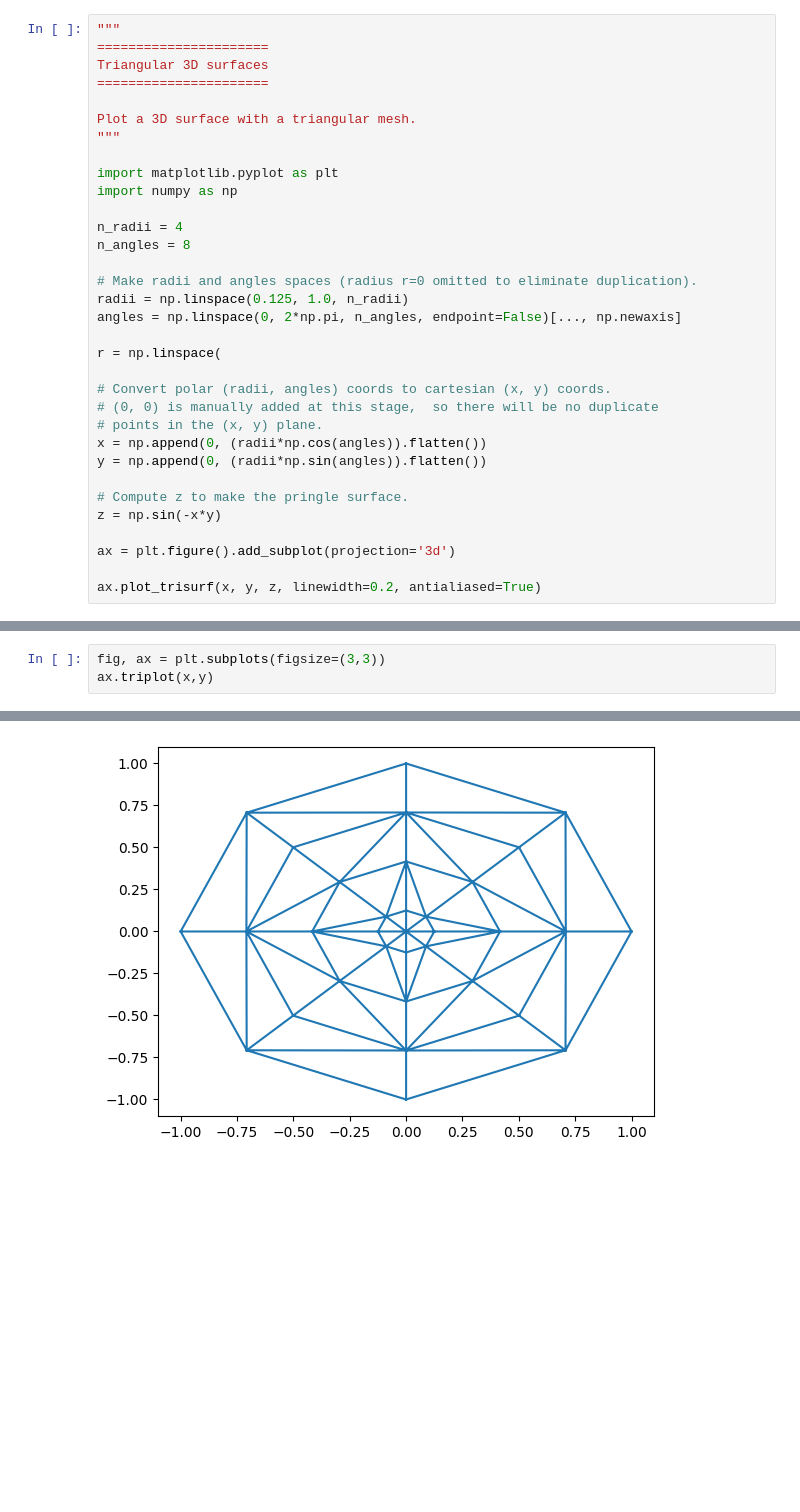
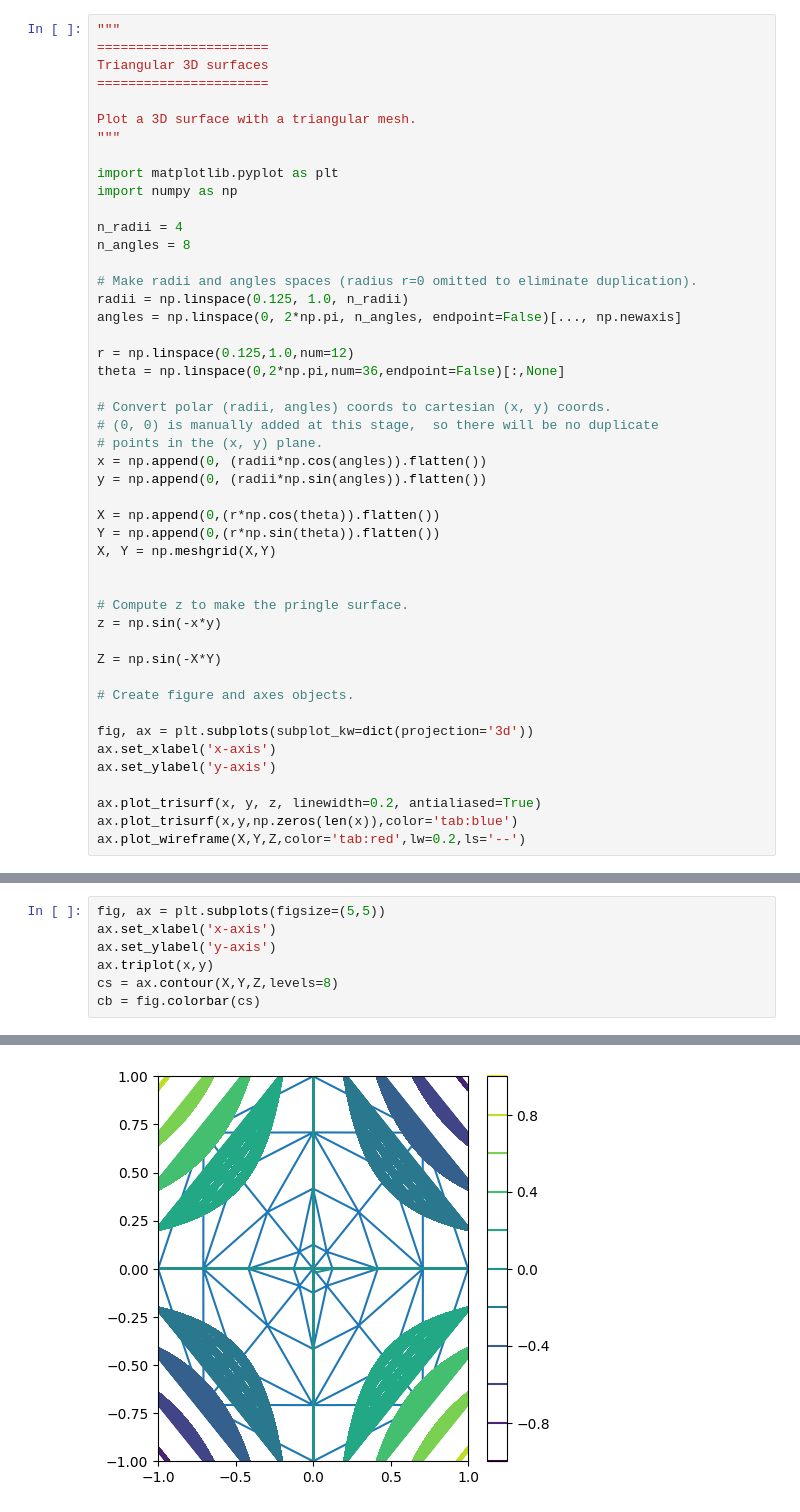
Before and after one commit to jordandll/MultivariableCalculus, a Jupyter notebook: TripleIntegrals/DivergenceTheorem/Appendices/Plotting.ipynb, the cells around one changed output, grey strips where cells are left out. Cells and saved outputs as stored; diff of their text form; blank space fills up the shorter version.

```diff
--- a/TripleIntegrals/DivergenceTheorem/Appendices/Plotting.ipynb
+++ b/TripleIntegrals/DivergenceTheorem/Appendices/Plotting.ipynb
@@ -17,7 +17,8 @@ n_angles = 8
 radii = np.linspace(0.125, 1.0, n_radii)
 angles = np.linspace(0, 2*np.pi, n_angles, endpoint=False)[..., np.newaxis]
 
-r = np.linspace(
+r = np.linspace(0.125,1.0,num=12)
+theta = np.linspace(0,2*np.pi,num=36,endpoint=False)[:,None]
 
 # Convert polar (radii, angles) coords to cartesian (x, y) coords.
 # (0, 0) is manually added at this stage,  so there will be no duplicate
@@ -25,10 +26,23 @@ r = np.linspace(
 x = np.append(0, (radii*np.cos(angles)).flatten())
 y = np.append(0, (radii*np.sin(angles)).flatten())
 
+X = np.append(0,(r*np.cos(theta)).flatten())
+Y = np.append(0,(r*np.sin(theta)).flatten())
+X, Y = np.meshgrid(X,Y)
+
+
 # Compute z to make the pringle surface.
 z = np.sin(-x*y)
 
-ax = plt.figure().add_subplot(projection='3d')
+Z = np.sin(-X*Y)
+
+# Create figure and axes objects.
+
+fig, ax = plt.subplots(subplot_kw=dict(projection='3d'))
+ax.set_xlabel('x-axis')
+ax.set_ylabel('y-axis')
 
 ax.plot_trisurf(x, y, z, linewidth=0.2, antialiased=True)
+ax.plot_trisurf(x,y,np.zeros(len(x)),color='tab:blue')
+ax.plot_wireframe(X,Y,Z,color='tab:red',lw=0.2,ls='--')
 # %% [output]
@@ -37,4 +51,8 @@ ax.plot_trisurf(x, y, z, linewidth=0.2, antialiased=True)
 # %%
-fig, ax = plt.subplots(figsize=(3,3))
+fig, ax = plt.subplots(figsize=(5,5))
+ax.set_xlabel('x-axis')
+ax.set_ylabel('y-axis')
 ax.triplot(x,y)
+cs = ax.contour(X,Y,Z,levels=8)
+cb = fig.colorbar(cs)
 # %% [output]
@@ -43 +59 @@ ax.triplot(x,y)
-[figure, old version]
+[figure, new version]
```
Also changed, not shown: parts of 2 cells of this notebook, 2 other files.
